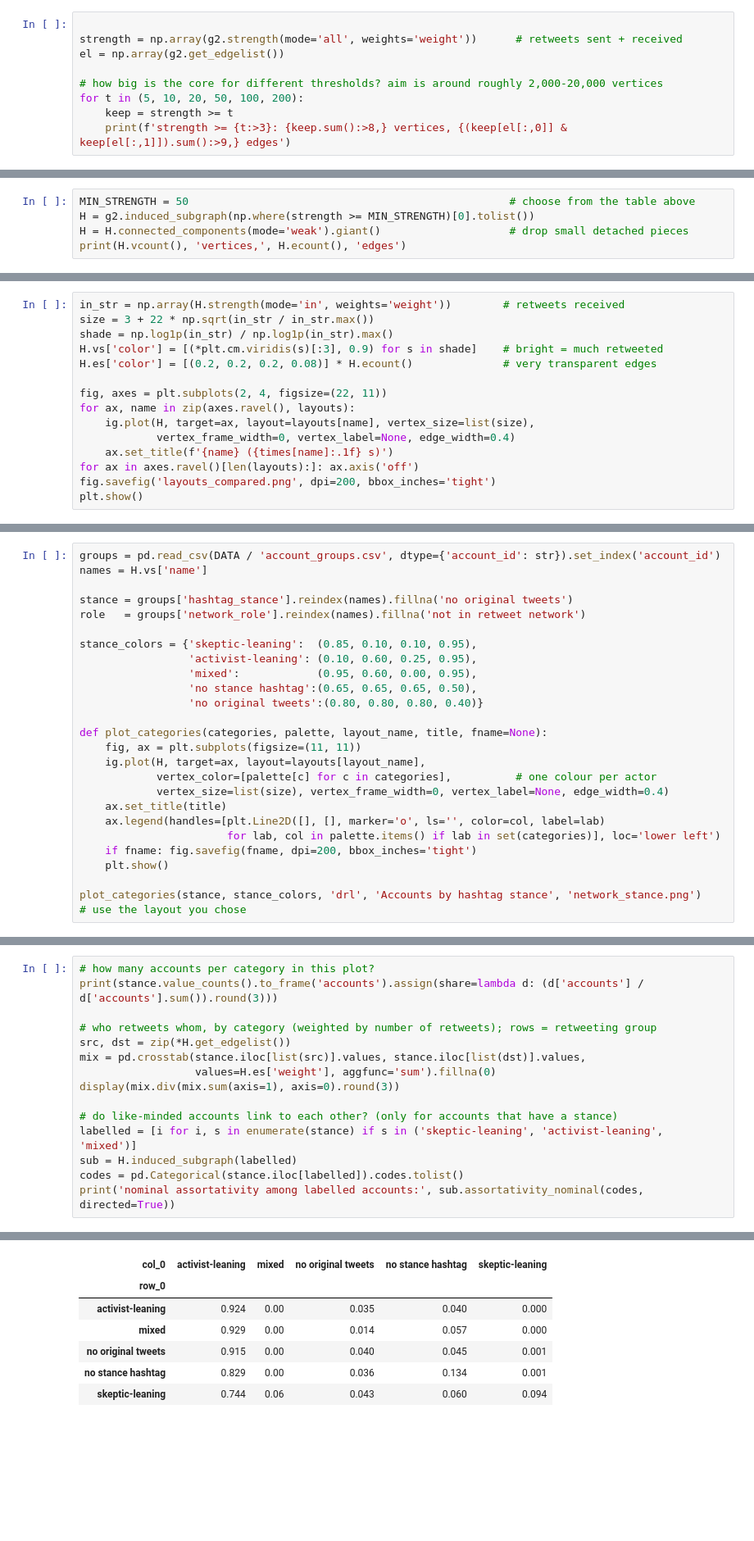
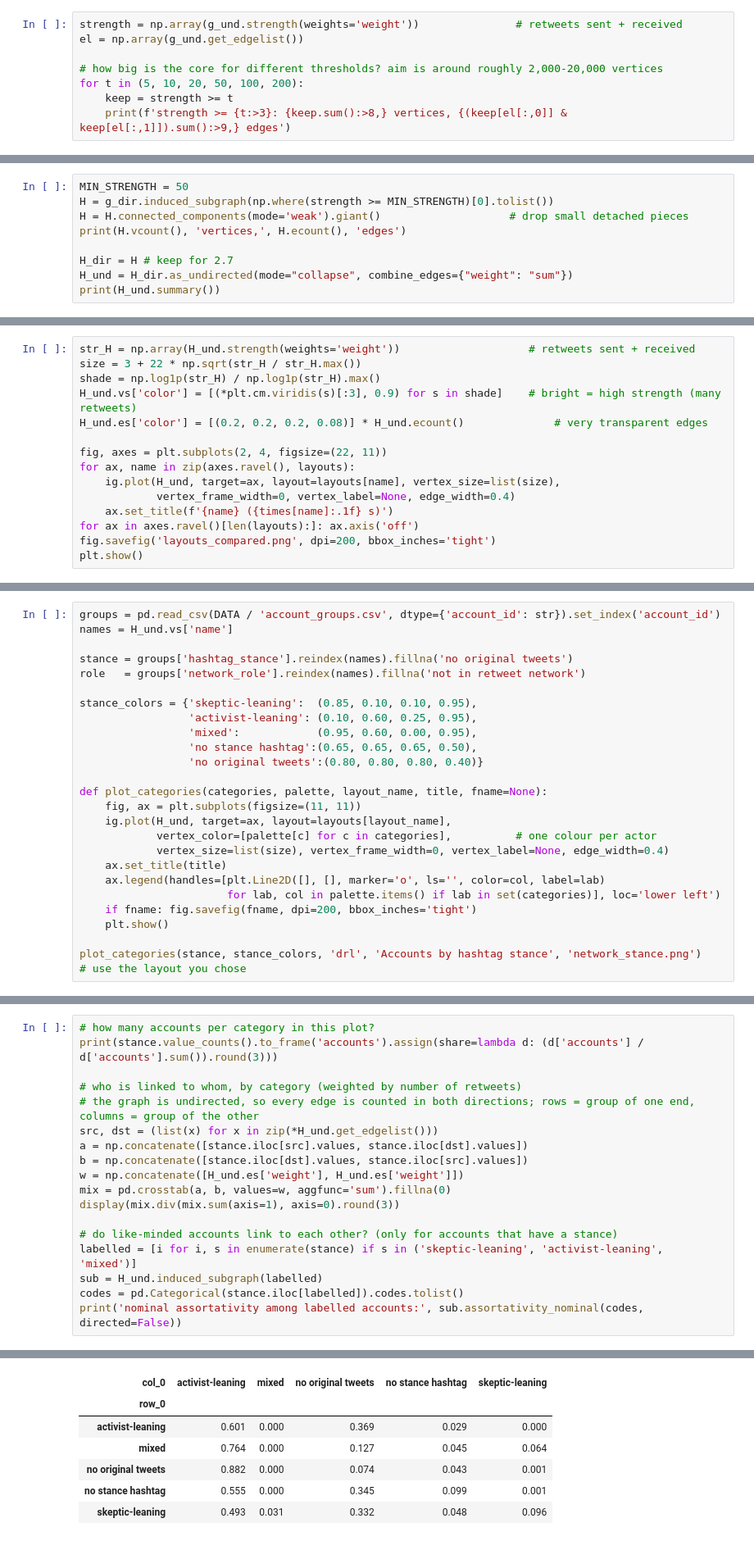
Before and after one commit to oskarpiibar/Mining-of-Social-Data, a Jupyter notebook: Lab2/lab2.ipynb, the cells around one changed output, grey strips where cells are left out. Shown at 82% size. Drawn from its saved outputs; the diff is of its cells as text; blank space fills up the shorter version.

```diff
--- a/Lab2/lab2.ipynb
+++ b/Lab2/lab2.ipynb
@@ -118,7 +112,6 @@ plt.tight_layout(); plt.show()
 # %%
-
-strength = np.array(g2.strength(mode='all', weights='weight'))      # retweets sent + received
-el = np.array(g2.get_edgelist())
+strength = np.array(g_und.strength(weights='weight'))               # retweets sent + received
+el = np.array(g_und.get_edgelist())
 
 # how big is the core for different thresholds? aim is around roughly 2,000-20,000 vertices
 for t in (5, 10, 20, 50, 100, 200):
@@ -134,7 +127,11 @@ strength >= 200:    1,210 vertices,    19,024 edges
 # %%
-MIN_STRENGTH = 50                                                  # choose from the table above
-H = g2.induced_subgraph(np.where(strength >= MIN_STRENGTH)[0].tolist())
+MIN_STRENGTH = 50
+H = g_dir.induced_subgraph(np.where(strength >= MIN_STRENGTH)[0].tolist())
 H = H.connected_components(mode='weak').giant()                    # drop small detached pieces
 print(H.vcount(), 'vertices,', H.ecount(), 'edges')
+
+H_dir = H # keep for 2.7
+H_und = H_dir.as_undirected(mode="collapse", combine_edges={"weight": "sum"})
+print(H_und.summary())
 # %% [output]
 5424 vertices, 117269 edges
@@ -162,13 +161,13 @@ fr            1.8 s
 # %%
-in_str = np.array(H.strength(mode='in', weights='weight'))        # retweets received
-size = 3 + 22 * np.sqrt(in_str / in_str.max())
-shade = np.log1p(in_str) / np.log1p(in_str).max()
-H.vs['color'] = [(*plt.cm.viridis(s)[:3], 0.9) for s in shade]    # bright = much retweeted
-H.es['color'] = [(0.2, 0.2, 0.2, 0.08)] * H.ecount()              # very transparent edges
+str_H = np.array(H_und.strength(weights='weight'))                    # retweets sent + received
+size = 3 + 22 * np.sqrt(str_H / str_H.max())
+shade = np.log1p(str_H) / np.log1p(str_H).max()
+H_und.vs['color'] = [(*plt.cm.viridis(s)[:3], 0.9) for s in shade]    # bright = high strength (many retweets)
+H_und.es['color'] = [(0.2, 0.2, 0.2, 0.08)] * H_und.ecount()              # very transparent edges
 
 fig, axes = plt.subplots(2, 4, figsize=(22, 11))
 for ax, name in zip(axes.ravel(), layouts):
-    ig.plot(H, target=ax, layout=layouts[name], vertex_size=list(size),
+    ig.plot(H_und, target=ax, layout=layouts[name], vertex_size=list(size),
             vertex_frame_width=0, vertex_label=None, edge_width=0.4)
     ax.set_title(f'{name} ({times[name]:.1f} s)')
 for ax in axes.ravel()[len(layouts):]: ax.axis('off')
@@ -181,6 +184,6 @@ plt.show()
 # %%
 groups = pd.read_csv(DATA / 'account_groups.csv', dtype={'account_id': str}).set_index('account_id')
-names = H.vs['name']
+names = H_und.vs['name']
 
 stance = groups['hashtag_stance'].reindex(names).fillna('no original tweets')
 role   = groups['network_role'].reindex(names).fillna('not in retweet network')
@@ -193,7 +196,7 @@ stance_colors = {'skeptic-leaning':  (0.85, 0.10, 0.10, 0.95),
 
 def plot_categories(categories, palette, layout_name, title, fname=None):
     fig, ax = plt.subplots(figsize=(11, 11))
-    ig.plot(H, target=ax, layout=layouts[layout_name],
+    ig.plot(H_und, target=ax, layout=layouts[layout_name],
             vertex_color=[palette[c] for c in categories],          # one colour per actor
             vertex_size=list(size), vertex_frame_width=0, vertex_label=None, edge_width=0.4)
     ax.set_title(title)
@@ -208,30 +211,33 @@ plot_categories(stance, stance_colors, 'drl', 'Accounts by hashtag stance', 'net
 # %%
 # how many accounts per category in this plot?
 print(stance.value_counts().to_frame('accounts').assign(share=lambda d: (d['accounts'] / d['accounts'].sum()).round(3)))
 
-# who retweets whom, by category (weighted by number of retweets); rows = retweeting group
-src, dst = zip(*H.get_edgelist())
-mix = pd.crosstab(stance.iloc[list(src)].values, stance.iloc[list(dst)].values,
-                  values=H.es['weight'], aggfunc='sum').fillna(0)
+# who is linked to whom, by category (weighted by number of retweets)
+# the graph is undirected, so every edge is counted in both directions; rows = group of one end, columns = group of the other
+src, dst = (list(x) for x in zip(*H_und.get_edgelist()))
+a = np.concatenate([stance.iloc[src].values, stance.iloc[dst].values])
+b = np.concatenate([stance.iloc[dst].values, stance.iloc[src].values])
+w = np.concatenate([H_und.es['weight'], H_und.es['weight']])
+mix = pd.crosstab(a, b, values=w, aggfunc='sum').fillna(0)
 display(mix.div(mix.sum(axis=1), axis=0).round(3))
 
 # do like-minded accounts link to each other? (only for accounts that have a stance)
 labelled = [i for i, s in enumerate(stance) if s in ('skeptic-leaning', 'activist-leaning', 'mixed')]
-sub = H.induced_subgraph(labelled)
+sub = H_und.induced_subgraph(labelled)
 codes = pd.Categorical(stance.iloc[labelled]).codes.tolist()
-print('nominal assortativity among labelled accounts:', sub.assortativity_nominal(codes, directed=True))
+print('nominal assortativity among labelled accounts:', sub.assortativity_nominal(codes, directed=False))
 # %% [output]
                     accounts  share
 hashtag_stance
 activist-leaning        3388  0.625
 no original tweets      1570  0.289
 no stance hashtag        434  0.080
 skeptic-leaning           24  0.004
 mixed                      8  0.001
 | col_0 | activist-leaning | mixed | no original tweets | no stance hashtag | skeptic-leaning |
 | row_0 |  |  |  |  |  |
-| activist-leaning | 0.924 | 0.00 | 0.035 | 0.040 | 0.000 |
-| mixed | 0.929 | 0.00 | 0.014 | 0.057 | 0.000 |
-| no original tweets | 0.915 | 0.00 | 0.040 | 0.045 | 0.001 |
-| no stance hashtag | 0.829 | 0.00 | 0.036 | 0.134 | 0.001 |
-| skeptic-leaning | 0.744 | 0.06 | 0.043 | 0.060 | 0.094 |
+| activist-leaning | 0.601 | 0.000 | 0.369 | 0.029 | 0.000 |
+| mixed | 0.764 | 0.000 | 0.127 | 0.045 | 0.064 |
+| no original tweets | 0.882 | 0.000 | 0.074 | 0.043 | 0.001 |
+| no stance hashtag | 0.555 | 0.000 | 0.345 | 0.099 | 0.001 |
+| skeptic-leaning | 0.493 | 0.031 | 0.332 | 0.048 | 0.096 |
```
Also changed, not shown: parts of 43 cells of this notebook, 3 other files.
